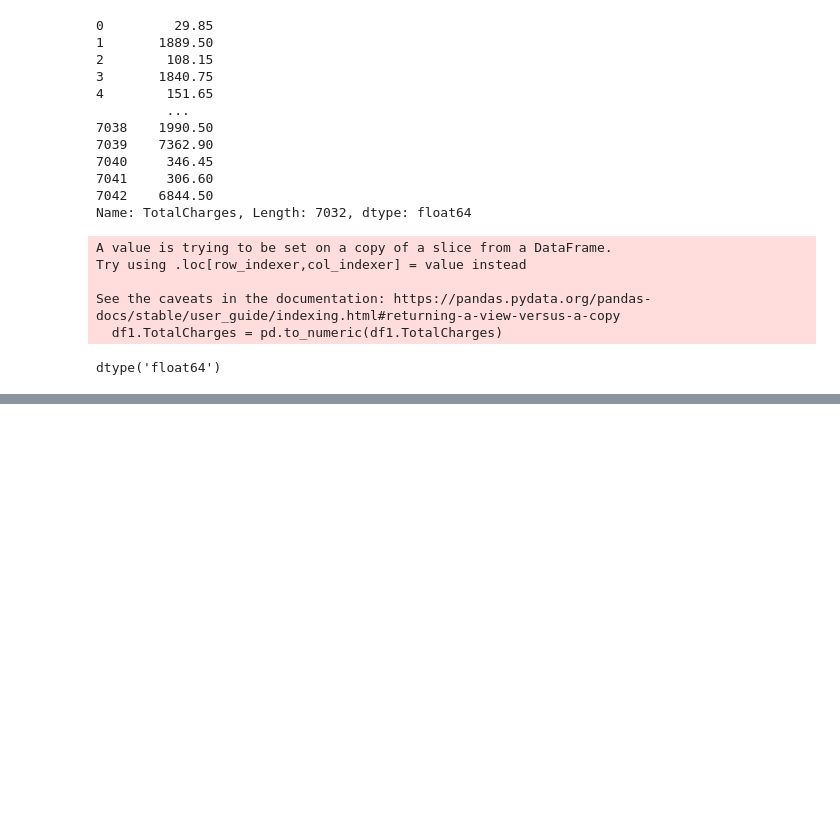
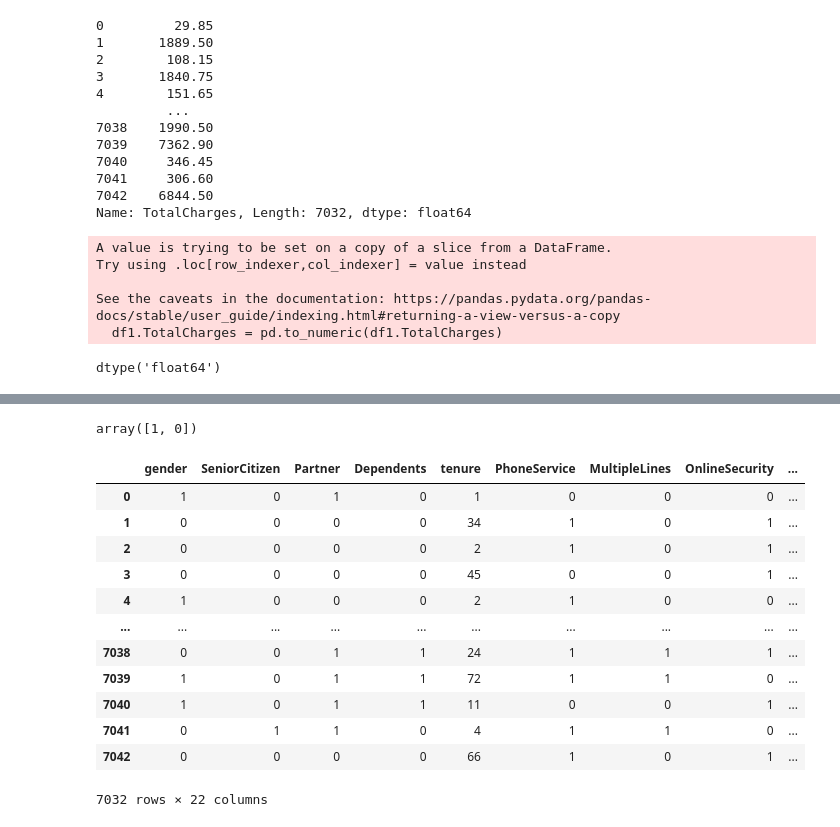
Before and after one commit to cody-mckeon/Customer_Churn_Prediction_ANN, a Jupyter notebook: Customer_Churn_Prediction_ANN.ipynb, the cells around one changed output, grey strips where cells are left out. Saved outputs shown, nothing was run; the diff lists cells and outputs as text; code cells hidden in the pictures; blank space fills up the shorter version.

```diff
--- a/Customer_Churn_Prediction_ANN.ipynb
+++ b/Customer_Churn_Prediction_ANN.ipynb
@@ -145,0 +178,3 @@ df1[df1.Churn=='No']
+# %%
+df1.replace('No internet service', 'No',inplace=True)
+df1.replace('No phone service','No',inplace=True)
@@ -145,0 +210,5 @@ df1[df1.Churn=='No']
+# %%
+yes_no_columns = ['Partner','Dependents','PhoneService','MultipleLines','OnlineSecurity','OnlineBackup','DeviceProtection','TechSupport','StreamingTV','StreamingMovies','PaperlessBilling','Churn']
+
+for col in yes_no_columns:
+    df1[col].replace({'Yes':1,'No':0},inplace=True)
@@ -145,0 +247,3 @@ df1[df1.Churn=='No']
+# %%
+#Research One Hot Encoding
+df1['gender'].replace({'Female':1,'Male':0},inplace=True)
@@ -145,0 +261,25 @@ df1[df1.Churn=='No']
+# %%
+df1['gender'].unique()
+# %% [output]
+array([1, 0])
+# %%
+df1_with_dummies = pd.get_dummies(data=df1,columns=['InternetService'])
+
+dummy_columns = df1_with_dummies.filter(like='InternetService_').columns
+df1_with_dummies[dummy_columns] = df1_with_dummies[dummy_columns].astype(int)
+
+df1_with_dummies
+# %% [output]
+|  | gender | SeniorCitizen | Partner | Dependents | tenure | PhoneService | MultipleLines | OnlineSecurity | ... |
+| 0 | 1 | 0 | 1 | 0 | 1 | 0 | 0 | 0 | ... |
+| 1 | 0 | 0 | 0 | 0 | 34 | 1 | 0 | 1 | ... |
+| 2 | 0 | 0 | 0 | 0 | 2 | 1 | 0 | 1 | ... |
+| 3 | 0 | 0 | 0 | 0 | 45 | 0 | 0 | 1 | ... |
+| 4 | 1 | 0 | 0 | 0 | 2 | 1 | 0 | 0 | ... |
+| ... | ... | ... | ... | ... | ... | ... | ... | ... | ... |
+| 7038 | 0 | 0 | 1 | 1 | 24 | 1 | 1 | 1 | ... |
+| 7039 | 1 | 0 | 1 | 1 | 72 | 1 | 1 | 0 | ... |
+| 7040 | 1 | 0 | 1 | 1 | 11 | 0 | 0 | 1 | ... |
+| 7041 | 0 | 1 | 1 | 0 | 4 | 1 | 1 | 0 | ... |
+| 7042 | 0 | 0 | 0 | 0 | 66 | 1 | 0 | 1 | ... |
+7032 rows × 22 columns
```
Also changed, not shown: parts of 37 cells of this notebook, 1 other file.
